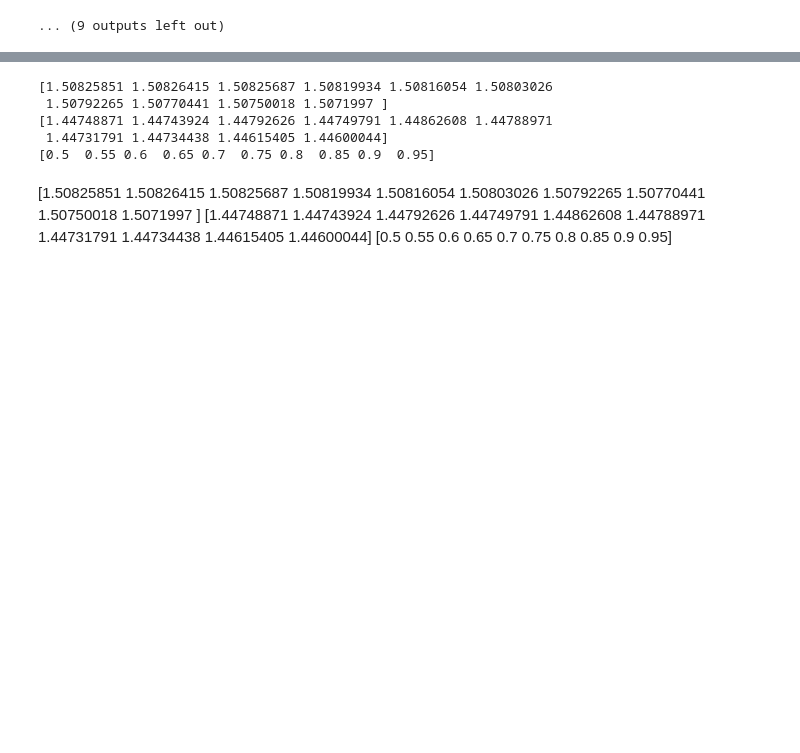
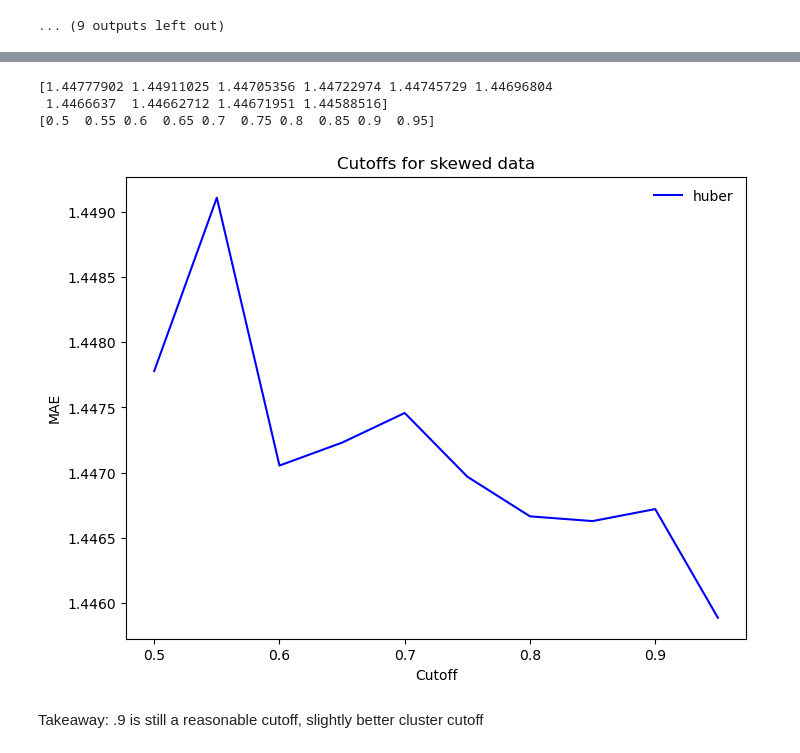
Before and after one commit to kdv97/ice-cube, a Jupyter notebook: linear_regression_testing.ipynb, the cells around one changed output, grey strips where cells are left out. Cells and saved outputs as stored; diff of their text form; code cells hidden in the pictures; blank space fills up the shorter version.

```diff
--- a/linear_regression_testing.ipynb
+++ b/linear_regression_testing.ipynb
@@ -526,9 +526,9 @@ for i in range(0,n):
                                                              random_state = 134,
                                                              test_size = .25)
     feature = ['az_t_pred', 'ze_t_pred', 'x_skew', 'y_skew', 'z_skew', 'mse_cat', 'low_cluster', 'high_cluster']
-    mae_lr = run_lr(V_train, y_train, feature)
+    #mae_lr = run_lr(V_train, y_train, feature)
     mae_h = run_sgd(V_train, y_train, feature, 'huber')
-    maes_lr[i] = mae_lr
+    #maes_lr[i] = mae_lr
     maes_h[i] = mae_h
     print("The linear regression mae is " + str(mae_lr))
     print("The huber regression mae is " + str(mae_h))
@@ -655,21 +655,33 @@ See the caveats in the documentation: https://pandas.pydata.org/pandas-docs/stab
   V.replace({False: 0, True: 1}, inplace=True)
 ... (9 outputs left out)
 # %%
-print(maes_lr)
 print(maes_h)
 print(cutoffs)
 # %% [output]
-[1.50825851 1.50826415 1.50825687 1.50819934 1.50816054 1.50803026
- 1.50792265 1.50770441 1.50750018 1.5071997 ]
-[1.44748871 1.44743924 1.44792626 1.44749791 1.44862608 1.44788971
- 1.44731791 1.44734438 1.44615405 1.44600044]
+[1.44777902 1.44911025 1.44705356 1.44722974 1.44745729 1.44696804
+ 1.4466637  1.44662712 1.44671951 1.44588516]
 [0.5  0.55 0.6  0.65 0.7  0.75 0.8  0.85 0.9  0.95]
-# %% [markdown]
-[1.50825851 1.50826415 1.50825687 1.50819934 1.50816054 1.50803026
- 1.50792265 1.50770441 1.50750018 1.5071997 ]
-[1.44748871 1.44743924 1.44792626 1.44749791 1.44862608 1.44788971
- 1.44731791 1.44734438 1.44615405 1.44600044]
-[0.5  0.55 0.6  0.65 0.7  0.75 0.8  0.85 0.9  0.95]
+# %%
+# Graph for different cutoffs
+plt.figure(figsize=(8,6))
+
+#plt.plot(cutoffs, maes_lr, label= 'Epsilon Insensitive', c = 'orange')
+plt.plot(cutoffs, maes_h, label = 'huber', c = 'blue')
+#plt.plot(maes_h, label='huber', c = 'blue')
+plt.legend(frameon=False)
+
+plt.xticks(fontsize=10)
+plt.yticks(fontsize=10)
+
+plt.xlabel("Cutoff")
+plt.ylabel("MAE")
+plt.title("Cutoffs for skewed data")
+
+plt.show()
+# %% [output]
+[figure, added]
+# %% [markdown]
+Takeaway: .9 is still a reasonable cutoff, slightly better cluster cutoff
 # %%
 # Tune cutoffs for skews with cluster cutoffs 2 and 9
 print("Running")
```
Also changed, not shown: parts of 12 cells of this notebook, 1 other file.
